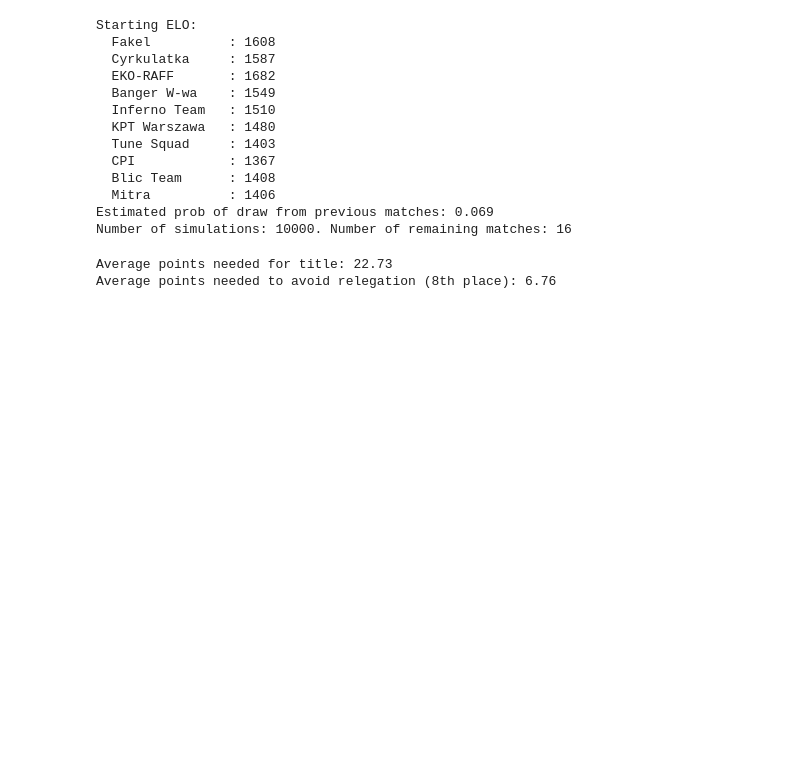
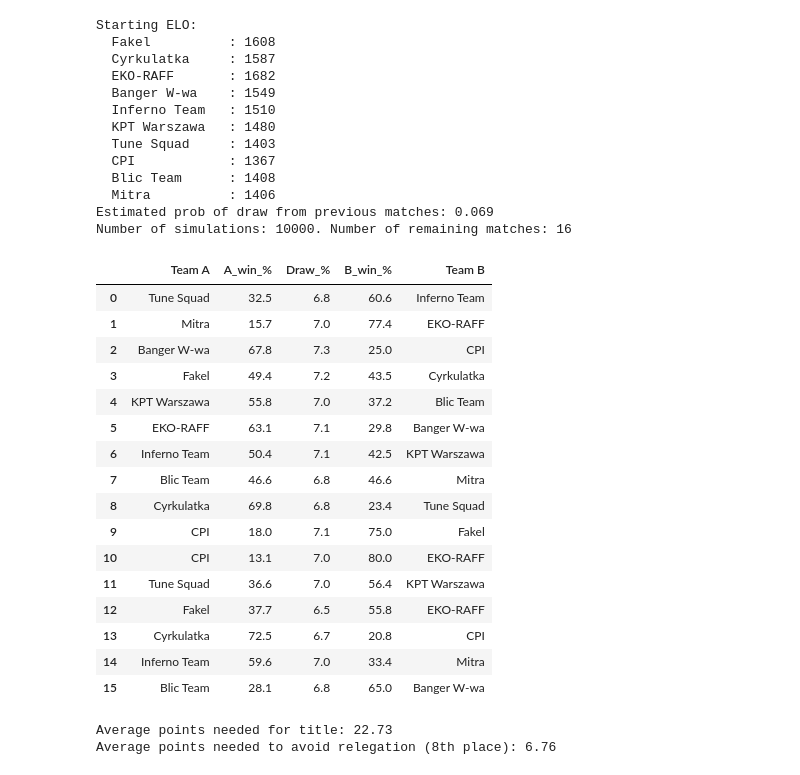
Before and after one commit to kajoo8/superliga6-table-sim, a Jupyter notebook: elo_simulation.ipynb, the cells around one changed output. Drawn from its saved outputs; the diff is of its cells as text; code cells hidden in the pictures; blank space fills up the shorter version.

```diff
--- a/elo_simulation.ipynb
+++ b/elo_simulation.ipynb
@@ -89,6 +89,10 @@ gf_initial = {t: teams_data[t]["GF"] for t in teams}
 ga_initial = {t: teams_data[t]["GA"] for t in teams}
 points_for_title = []
 points_for_safety = []
+match_outcomes = {
+    pair: {"A_wins": 0, "Draws": 0, "B_wins": 0, "count": 0}
+    for pair in remaining_matches
+}
 
 for sim in range(N_SIM):
     pts = points_initial.copy()
@@ -100,18 +104,21 @@ for sim in range(N_SIM):
     for (a, b) in remaining_matches:
         pa, pdraw, pb = match_probs(elo0[a], elo0[b], draw_prob)
         r = random.random()
-        if r < pa:
+        if r < pa:  # A wins
             pts[a] += 3
             S_A, S_B = 1.0, 0.0
-            # optional: update gd/gf/ga for tie-break - here we don't simulate goals, so apply tie-break neutrally
-        elif r < pa + pdraw:
+            match_outcomes[(a, b)]["A_wins"] += 1
+        elif r < pa + pdraw:  # Draw
             pts[a] += 1
             pts[b] += 1
             S_A, S_B = 0.5, 0.5
-        else:
+            match_outcomes[(a, b)]["Draws"] += 1
+        else:  # B wins
             pts[b] += 3
             S_A, S_B = 0.0, 1.0
+            match_outcomes[(a, b)]["B_wins"] += 1
 
+        match_outcomes[(a, b)]["count"] += 1
         elo[a], elo[b] = update_elo(elo[a], elo[b], S_A, S_B, K=K_FACTOR)
 
     # sorting by points, if tie: sort by GD -> GF -> GA
@@ -124,6 +131,39 @@ for sim in range(N_SIM):
 
     for pos, (team, p) in enumerate(items, start=1):
         results_count[team][pos] += 1
+# %%
+# === Remaining matches summary === #
+records = []
+for (a, b), s in match_outcomes.items():
+    total = s["count"]
+    if total > 0:
+        records.append({
+            "Team A": a,
+            "A_win_%": s["A_wins"] / total * 100,
+            "Draw_%":  s["Draws"] / total * 100,
+            "B_win_%": s["B_wins"] / total * 100,
+            "Team B": b
+        })
+df_wdl = pd.DataFrame(records).round(1)
+display(df_wdl)
+# %% [output]
+|  | Team A | A_win_% | Draw_% | B_win_% | Team B |
+| 0 | Tune Squad | 32.5 | 6.8 | 60.6 | Inferno Team |
+| 1 | Mitra | 15.7 | 7.0 | 77.4 | EKO-RAFF |
+| 2 | Banger W-wa | 67.8 | 7.3 | 25.0 | CPI |
+| 3 | Fakel | 49.4 | 7.2 | 43.5 | Cyrkulatka |
+| 4 | KPT Warszawa | 55.8 | 7.0 | 37.2 | Blic Team |
+| 5 | EKO-RAFF | 63.1 | 7.1 | 29.8 | Banger W-wa |
+| 6 | Inferno Team | 50.4 | 7.1 | 42.5 | KPT Warszawa |
+| 7 | Blic Team | 46.6 | 6.8 | 46.6 | Mitra |
+| 8 | Cyrkulatka | 69.8 | 6.8 | 23.4 | Tune Squad |
+| 9 | CPI | 18.0 | 7.1 | 75.0 | Fakel |
+| 10 | CPI | 13.1 | 7.0 | 80.0 | EKO-RAFF |
+| 11 | Tune Squad | 36.6 | 7.0 | 56.4 | KPT Warszawa |
+| 12 | Fakel | 37.7 | 6.5 | 55.8 | EKO-RAFF |
+| 13 | Cyrkulatka | 72.5 | 6.7 | 20.8 | CPI |
+| 14 | Inferno Team | 59.6 | 7.0 | 33.4 | Mitra |
+| 15 | Blic Team | 28.1 | 6.8 | 65.0 | Banger W-wa |
 # %%
 # === RESULTS === #
 prob_table = pd.DataFrame(index=teams, columns=[f"pos_{i}" for i in range(1, len(teams)+1)], dtype=float)
```
Also changed, not shown: 1 other file.
